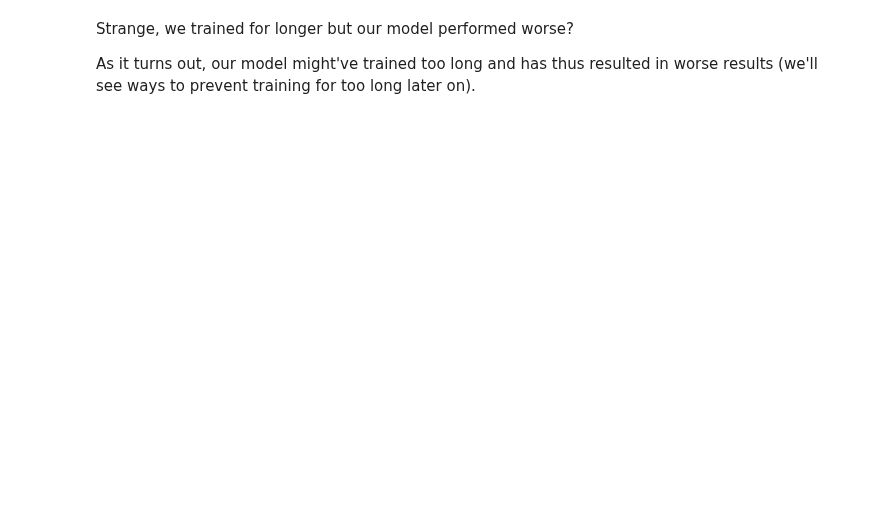
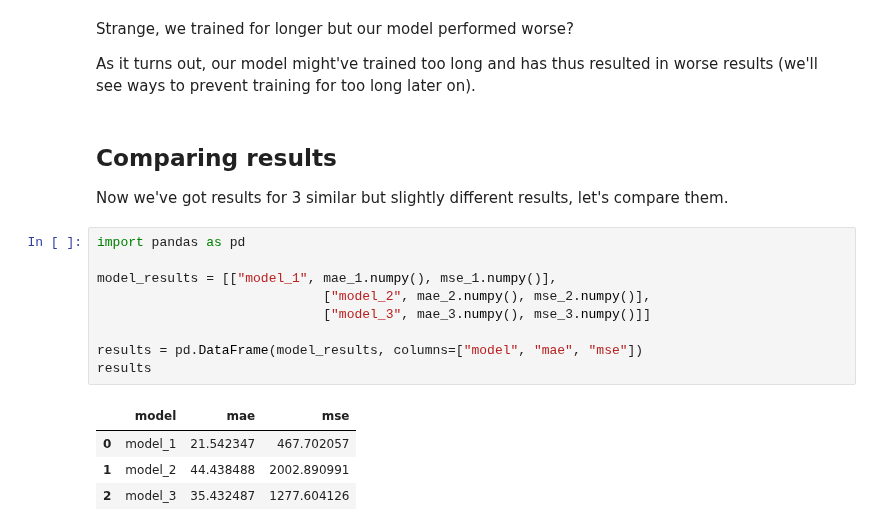
Before and after one commit to seanjiangsh/ztm-tensorflow, a Jupyter notebook: 01_neural_network_regression_in_tensorflow.ipynb, the cells around one changed output. Saved outputs shown, nothing was run; the diff lists cells and outputs as text; blank space fills up the shorter version.

Commit message:
Comparing and tracking your TensorFlow modelling experiments

```diff
--- a/01_neural_network_regression_in_tensorflow.ipynb
+++ b/01_neural_network_regression_in_tensorflow.ipynb
@@ -866,3 +898,21 @@ mae_3, mse_3
 Strange, we trained for longer but our model performed worse?
 
 As it turns out, our model might've trained too long and has thus resulted in worse results (we'll see ways to prevent training for too long later on).
+# %% [markdown]
+## Comparing results
+
+Now we've got results for 3 similar but slightly different results, let's compare them.
+# %%
+import pandas as pd
+
+model_results = [["model_1", mae_1.numpy(), mse_1.numpy()],
+                             ["model_2", mae_2.numpy(), mse_2.numpy()],
+                             ["model_3", mae_3.numpy(), mse_3.numpy()]]
+
+results = pd.DataFrame(model_results, columns=["model", "mae", "mse"])
+results
+# %% [output]
+|  | model | mae | mse |
+| 0 | model_1 | 21.542347 | 467.702057 |
+| 1 | model_2 | 44.438488 | 2002.890991 |
+| 2 | model_3 | 35.432487 | 1277.604126 |
```
Also changed, not shown: parts of 25 cells of this notebook.
